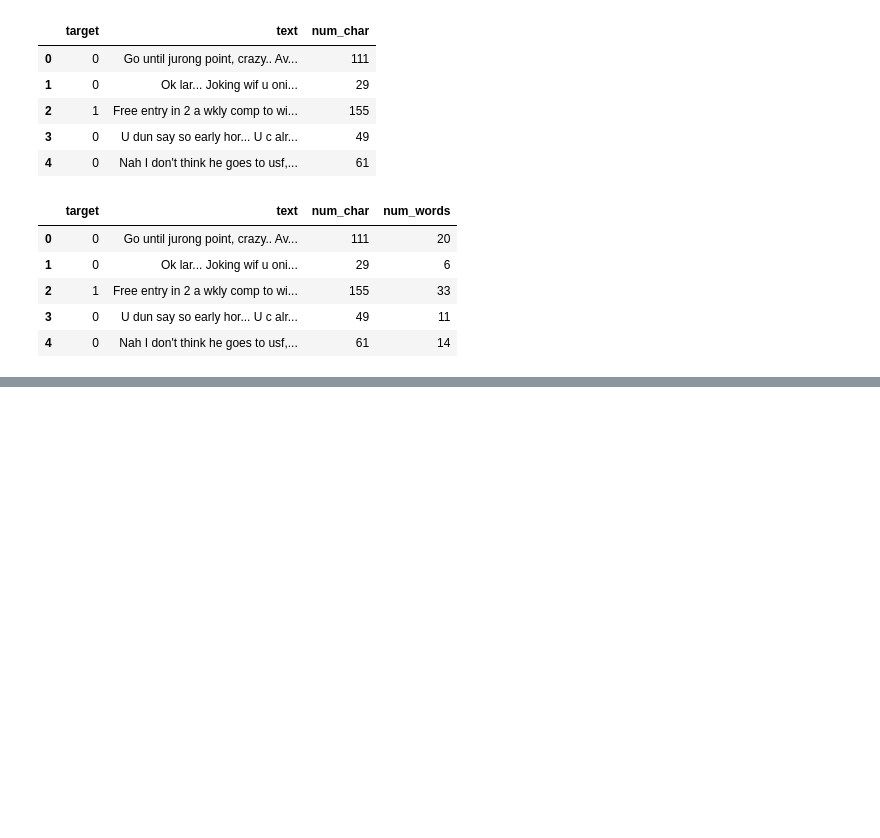
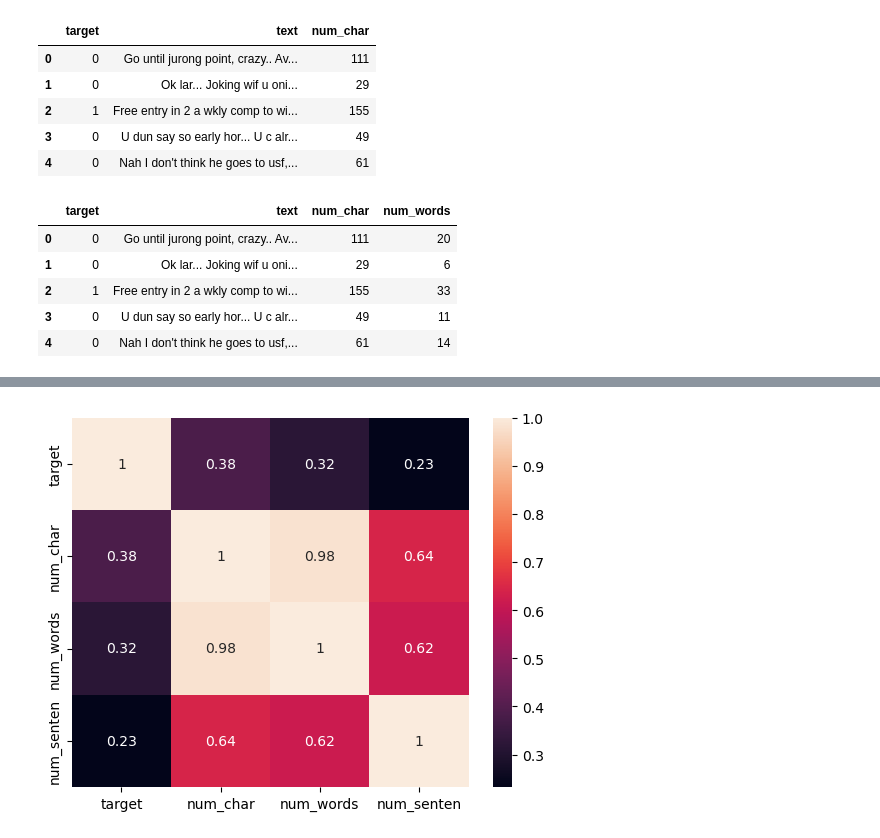
Before and after one commit to Vaibastro/ML_project, a Jupyter notebook: sms_spam-detection.ipynb, the cells around one changed output, grey strips where cells are left out. Drawn from its saved outputs; the diff is of its cells as text; code cells hidden in the pictures; blank space fills up the shorter version.

```diff
--- a/sms_spam-detection.ipynb
+++ b/sms_spam-detection.ipynb
@@ -122,0 +148,6 @@ df.head()
+# %%
+numeric_df = df.select_dtypes(include = 'number')
+sns.heatmap(numeric_df.corr(), annot =True)
+plt.show()
+# %% [output]
+[figure, added]
```
Also changed, not shown: parts of 3 cells of this notebook.
